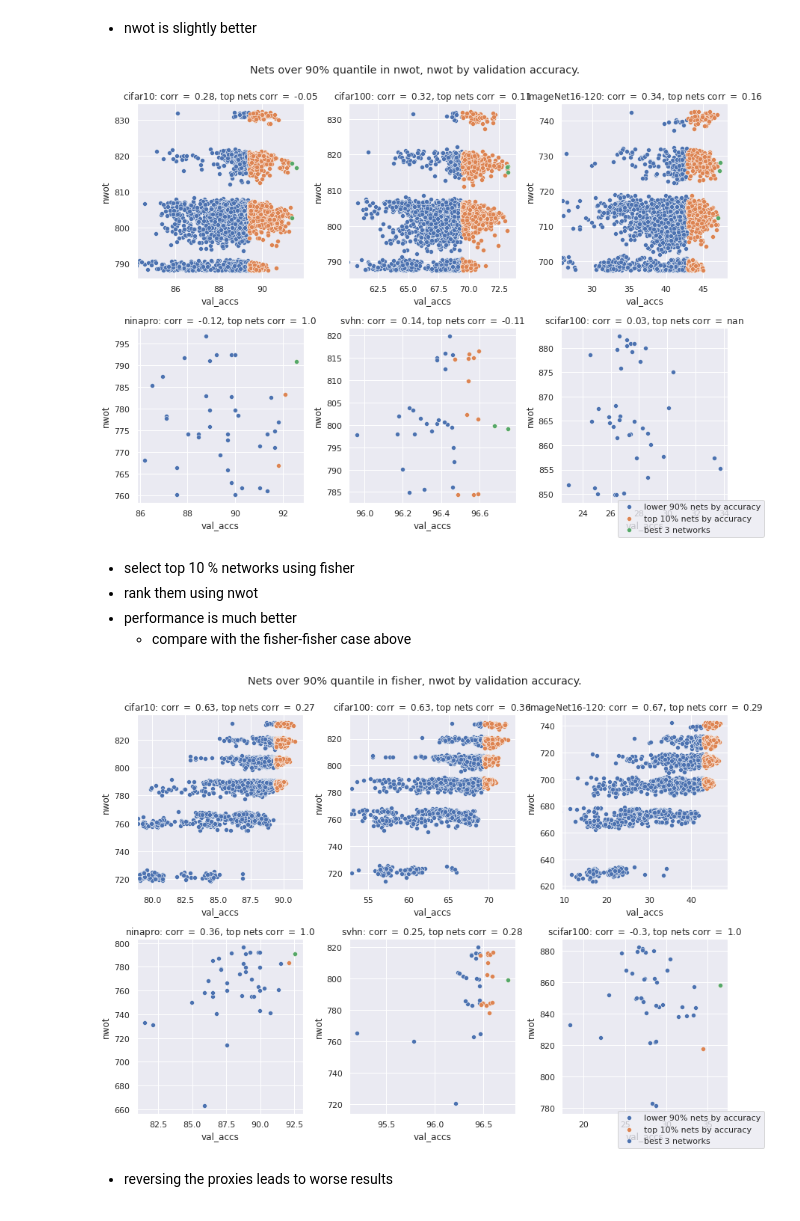
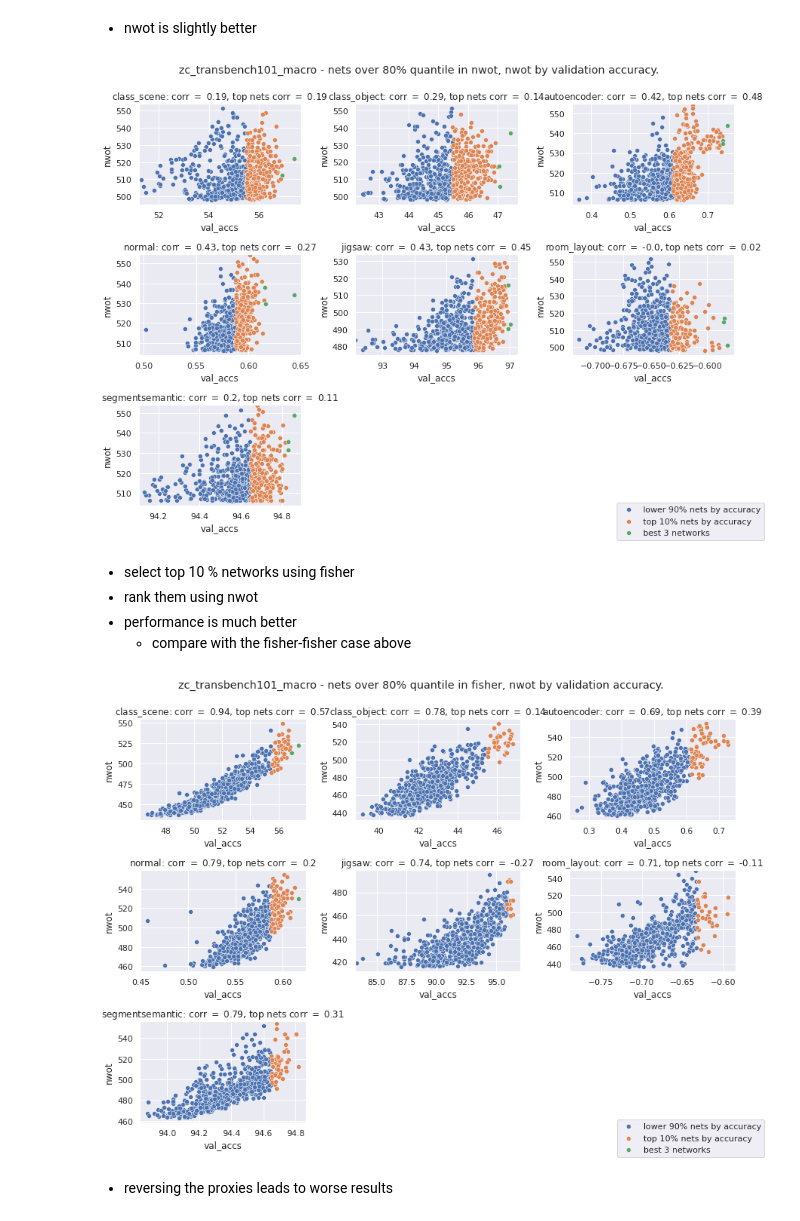
Before and after one commit to gabikadlecova/zc_combine, a Jupyter notebook: analyze_zc_results.ipynb, the cells around one changed output. Cells and saved outputs as stored; diff of their text form; code cells hidden in the pictures.

```diff
--- a/analyze_zc_results.ipynb
+++ b/analyze_zc_results.ipynb
@@ -54,7 +39,15 @@ naslib_path = '../zero_cost/NASLib'
+# %%
+def filter_and_plot(dfs, filter_zc, rank_zc, benchmark, quantile=0.8, mode='u', key='corr'):
+  dfs_filt = {task: filter_by_zc(df, filter_zc, quantile=quantile, mode=mode) for task, df in dfs.items()}
+  dfs_stats_f = {task: get_stats_zc(df, rank_zc, filter_index=dfs_filt[task]) for task, df in dfs.items()}
+
+  plot_filtered_by_zc(dfs_stats_f, filter_zc, rank_zc, benchmark, quantile=quantile, key=key)
+  return dfs_stats_f
 # %% [markdown]
 # Transbench101 macro
 # %%
 #what = 'zc_transbench101_micro'
-what = 'zc_nasbench301'
+what = 'zc_transbench101_macro'
 
 zc_transbench101_macro = load_search_space(naslib_path, what)
+dfs = parse_scores(zc_transbench101_macro)
@@ -109,5 +96,8 @@ plt.show()
 # %% [markdown]
 - fisher does not rank well top 10 % networks
 # %%
-plot_filtered(dfs, 'fisher', 'fisher', quantile=0.8, key='corr')
+quantile = 0.8
+
+filter_and_plot(dfs, 'fisher', 'fisher', what, quantile=quantile, key='corr')
+plt.show()
 # %% [output]
@@ -132,17 +105,19 @@ plot_filtered(dfs, 'fisher', 'fisher', quantile=0.8, key='corr')
 # %% [markdown]
 - nwot is slightly better
 # %%
-plot_filtered(dfs, 'nwot', 'nwot', quantile=0.8, key='corr')
+filter_and_plot(dfs, 'nwot', 'nwot', what, quantile=quantile, key='corr')
+plt.show()
 # %% [output]
-[figure, old version]
+[figure, new version]
 # %% [markdown]
 - select top 10 % networks using fisher
 - rank them using nwot
 - performance is much better
    - compare with the fisher-fisher case above
 # %%
-plot_filtered(dfs, 'fisher', 'nwot', quantile=0.8, key='corr')
+filter_and_plot(dfs, 'fisher', 'nwot', what, quantile=quantile, key='corr')
+plt.show()
 # %% [output]
-[figure, old version]
+[figure, new version]
 # %% [markdown]
 - reversing the proxies leads to worse results
```
Also changed, not shown: parts of 41 cells of this notebook, 1 other file.
